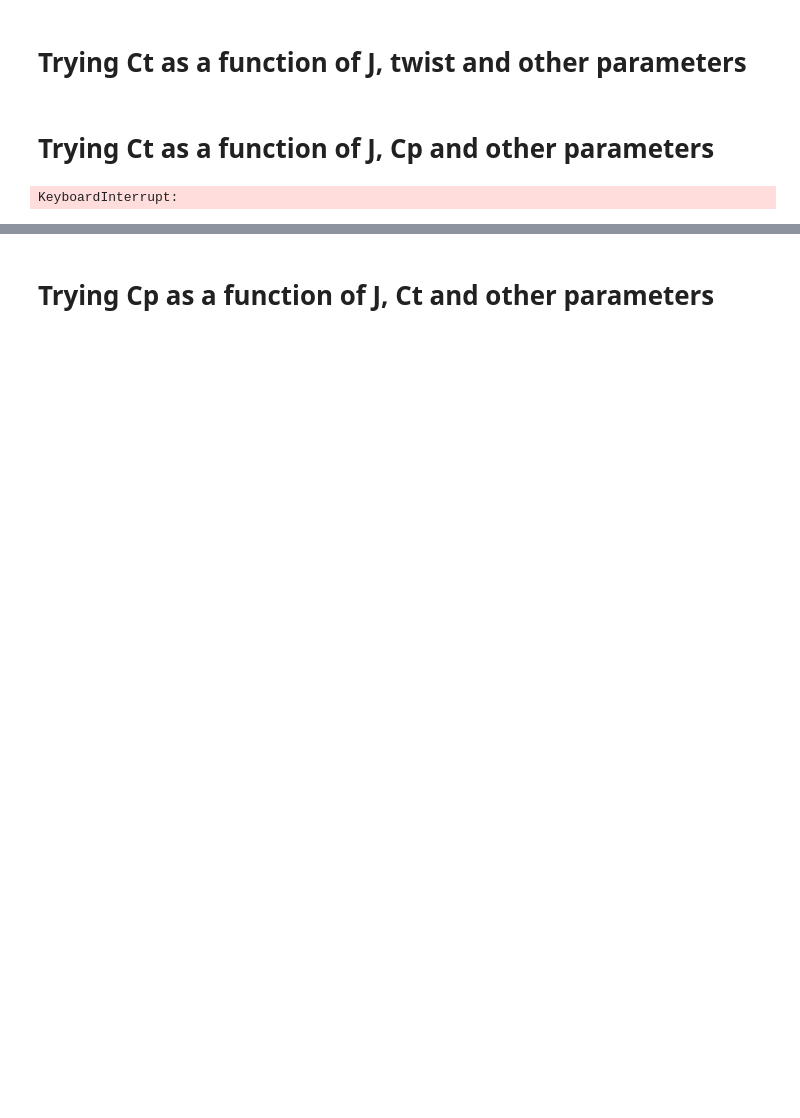
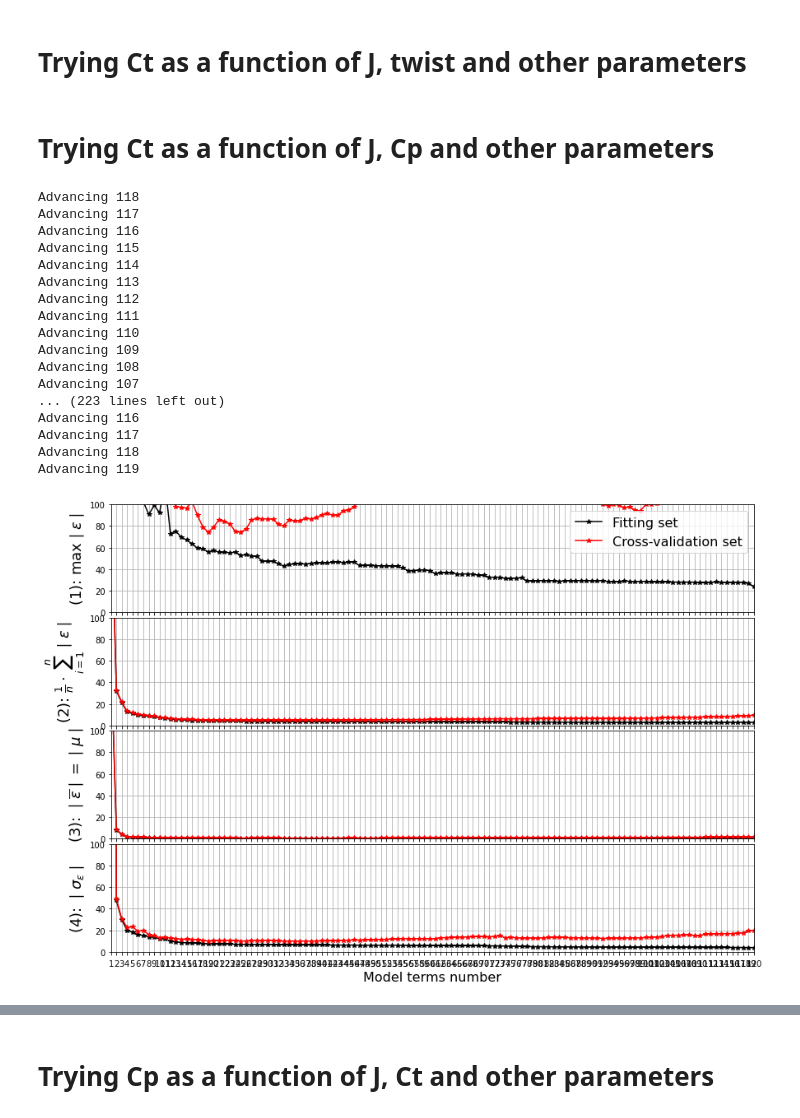
Before and after one commit to florentLutz/FAST-OAD-CS23-HE, a Jupyter notebook: src/fastga_he/models/propulsion/components/propulsor/propeller/unit_tests/d_var_prop_vplm_read_and_meta.ipynb, the cells around one changed output, grey strips where cells are left out. Cells and saved outputs as stored; diff of their text form; code cells hidden in the pictures; blank space fills up the shorter version.

```diff
--- a/src/fastga_he/models/propulsion/components/propulsor/propeller/unit_tests/d_var_prop_vplm_read_and_meta.ipynb
+++ b/src/fastga_he/models/propulsion/components/propulsor/propeller/unit_tests/d_var_prop_vplm_read_and_meta.ipynb
@@ -124,23 +150,53 @@ print(np.min(pi8), np.max(pi8))
 # %% [markdown]
 # Trying Ct as a function of J, Cp and other parameters
 # %%
+# Import pyVPLM modules/functions
+from pyvplm.addon.variablepowerlaw import regression_models, perform_regression
+
+from stdatm import Atmosphere
+
 atm = Atmosphere(altitude, altitude_in_feet=False)
 
 pi1 = ct_array
 pi2 = v_val / (n_rot_val * D_val)
-pi3 = (v_val ** 2.0 + (n_rot_val * 2.0 * np.pi) ** 2.0 * (D_val / 2.0) ** 2.0) / atm.speed_of_sound ** 2.0
+pi3 = (
+    v_val ** 2.0 + (n_rot_val * 2.0 * np.pi) ** 2.0 * (D_val / 2.0) ** 2.0
+) / atm.speed_of_sound ** 2.0
 pi4 = v_val * D_val / atm.kinematic_viscosity
 pi5 = sigma_array
 pi6 = cp_array
 pi7 = AF_array
-pi8 = lambda_array
+pi8 = twist_blade
 doe_ct = np.c_[pi1, pi2, pi3, pi4, pi5, pi6, pi7, pi8]
-doe_ct = pd.DataFrame(doe_ct, columns=["pi1", "pi2", "pi3", "pi4", "pi5", "pi6", "pi7", "pi8"])
-
-# Fit with 3rd order power-law model the obtained Pi DOE
-model = regression_models(
-    doe_ct.values, elected_pi0="pi1", order=4, log_space=True, ymax_axis=10, test_mode=True
+doe_ct = pd.DataFrame(
+    doe_ct, columns=["Ct", "J", "M_tip", "Re_D", "sigma", "Cp", "AF", "Twist_blade"]
 )
-perform_regression(doe_ct.values, model, choosen_model=50)
-# %% [output]
-KeyboardInterrupt:
+# %%
+models, axs, fig = regression_models(
+    doe_ct.values,
+    elected_pi0="pi1",
+    order=3,
+    log_space=True,
+    test_mode=True,
+    return_axes=True,
+    skip_cross_validation=True,
+)
+# %% [output]
+Advancing 118
+Advancing 117
+Advancing 116
+Advancing 115
+Advancing 114
+Advancing 113
+Advancing 112
+Advancing 111
+Advancing 110
+Advancing 109
+Advancing 108
+Advancing 107
+... (223 lines left out)
+Advancing 116
+Advancing 117
+Advancing 118
+Advancing 119
+[figure, added]
```
Also changed, not shown: parts of 14 cells of this notebook, 15 other files.
